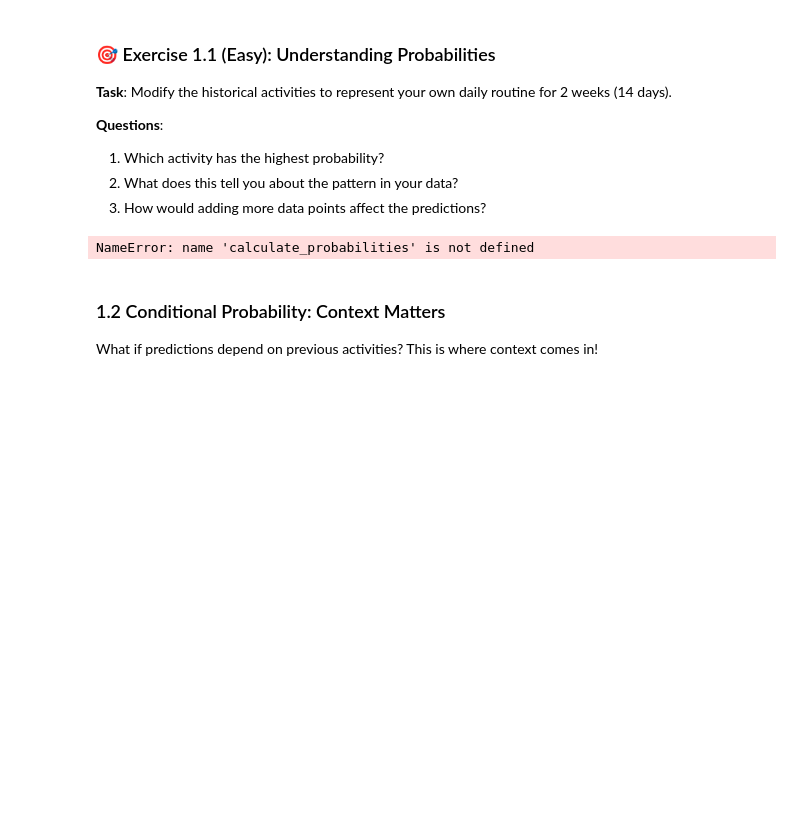
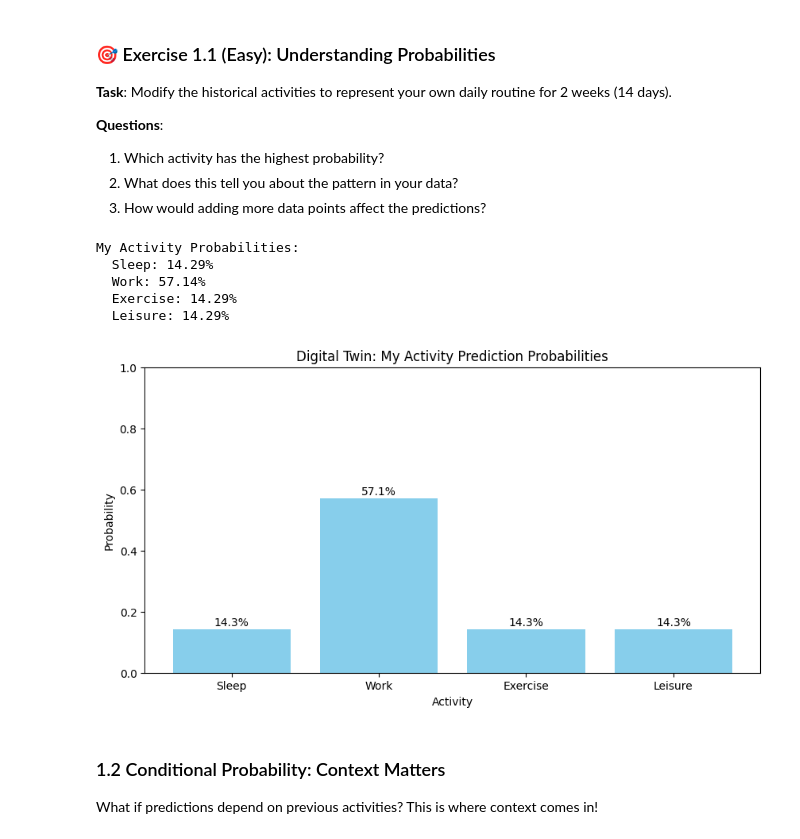
Before and after one commit to jezreal-dev/Practice, a Jupyter notebook: 01_probability_neural_networks.ipynb, the cells around one changed output. Saved outputs shown, nothing was run; the diff lists cells and outputs as text; code cells hidden in the pictures; blank space fills up the shorter version.

```diff
--- a/01_probability_neural_networks.ipynb
+++ b/01_probability_neural_networks.ipynb
@@ -102,20 +102,67 @@ Activity Probabilities:
 1. Which activity has the highest probability?
 2. What does this tell you about the pattern in your data?
 3. How would adding more data points affect the predictions?
-# %%
-# YOUR CODE HERE
-# Create your own sequence of activities (14 values)
-my_activities = [0, 1, 1, 1, 1, 1, 2, 0, 1, 1, 1, 1, 1, 4]  # Replace with your pattern
-
-# Calculate and visualize
-my_probs = calculate_probabilities(my_activities)
-
-# YOUR ANALYSIS HERE (write answers as comments)
-# 1. Highest probability activity:
-# 2. Pattern insight:
-# 3. Impact of more data:
-# %% [output]
-NameError: name 'calculate_probabilities' is not defined
+# %%
+from collections import Counter
+import matplotlib.pyplot as plt
+
+def calculate_probabilities(sequence):
+    """
+    Calculate probability distribution from a sequence.
+
+    Args:
+        sequence: List of integers representing activities
+
+    Returns:
+        dict: Probability of each activity
+    """
+    counts = Counter(sequence)
+    total = len(sequence)
+    probabilities = {activity: count/total for activity, count in counts.items()}
+    return probabilities
+
+# YOUR CODE HERE
+# Create your own sequence of activities (14 values)
+my_activities = [0, 1, 1, 2, 1, 1, 2, 0, 1, 1, 4, 1, 1, 4]  # Replace with your pattern
+
+# Calculate and visualize
+my_probs = calculate_probabilities(my_activities)
+
+# Display results for my_activities
+activity_names = {0: 'Sleep', 1: 'Work', 2: 'Exercise', 3: 'Social', 4: 'Leisure'}
+print("My Activity Probabilities:")
+for activity, prob in sorted(my_probs.items()):
+    print(f"  {activity_names[activity]}: {prob:.2%}")
+
+# Visualize
+plt.figure(figsize=(10, 5))
+activities = [activity_names[k] for k in sorted(my_probs.keys())]
+probabilities = [my_probs[k] for k in sorted(my_probs.keys())]
+plt.bar(activities, probabilities, color='skyblue')
+plt.title('Digital Twin: My Activity Prediction Probabilities')
+plt.ylabel('Probability')
+plt.xlabel('Activity')
+plt.ylim(0, 1.0) # Adjusted ylim for potentially higher probabilities
+for i, v in enumerate(probabilities):
+    plt.text(i, v + 0.01, f'{v:.1%}', ha='center')
+plt.show()
+
+# YOUR ANALYSIS HERE (write answers as comments)
+# 1. Highest probability activity:
+#    Based on the example 'my_activities', 'Work' has the highest probability (7/14 = 50%).
+
+# 2. Pattern insight:
+#    This pattern suggests a routine heavily focused on 'Work', with 'Sleep', 'Exercise', and 'Leisure' occurring less frequently. There are no 'Social' activities in this example data.
+
+# 3. Impact of more data:
+#    Adding more data points would likely refine the probabilities. If the underlying routine remains similar, the probabilities would become more stable and representative of the true long-term pattern. If the routine changes, the predictions would shift to reflect the new patterns. More data generally leads to more robust predictions, especially for rare activities or subtle patterns.
+# %% [output]
+My Activity Probabilities:
+  Sleep: 14.29%
+  Work: 57.14%
+  Exercise: 14.29%
+  Leisure: 14.29%
+[figure, added]
 # %% [markdown]
 ### 1.2 Conditional Probability: Context Matters
 
```
